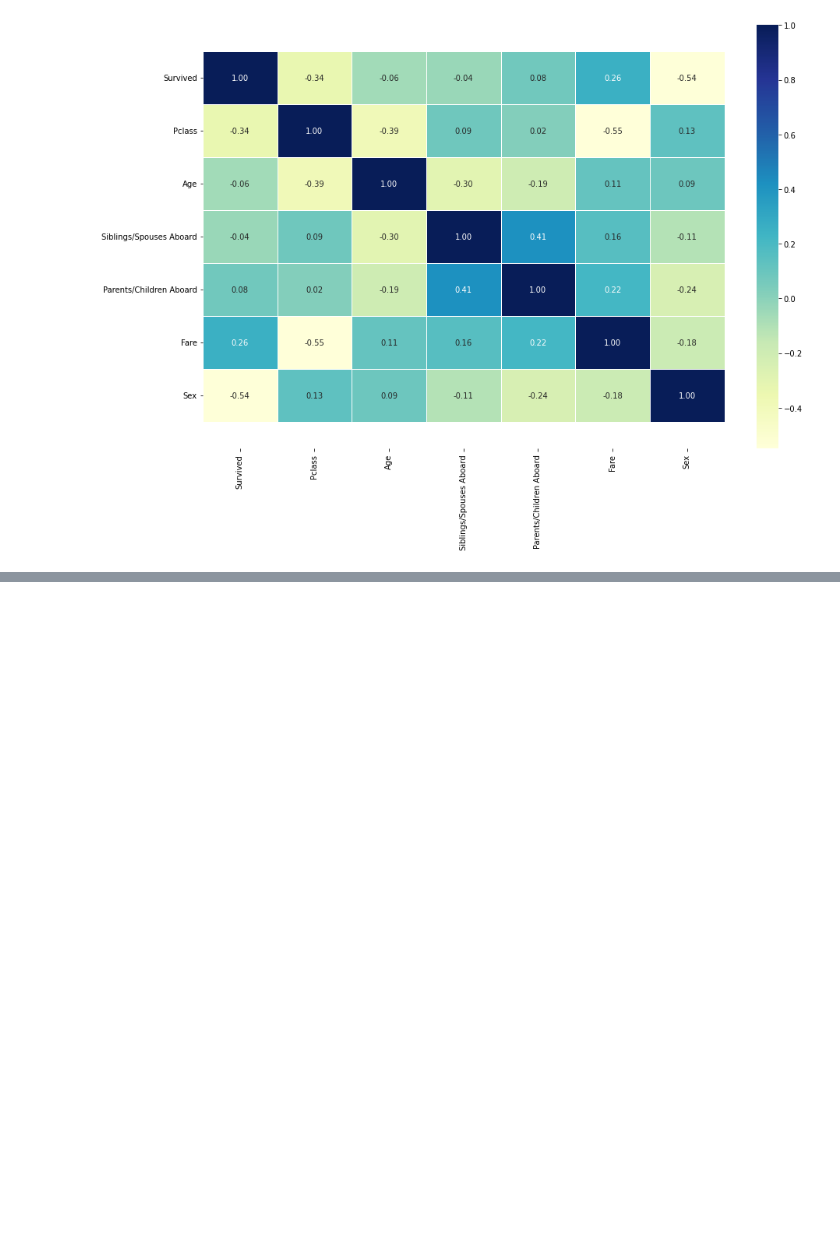
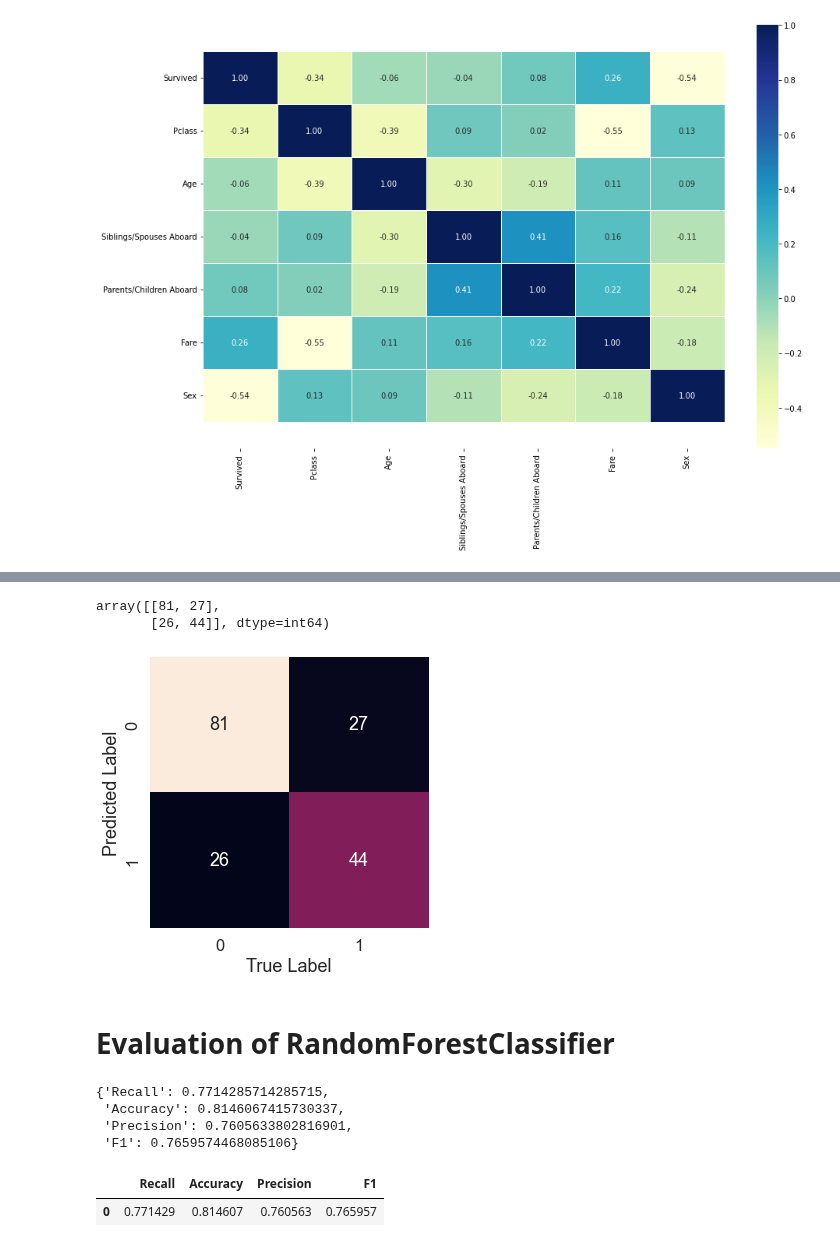
Before and after one commit to shamimsikder/ML-Exercises, a Jupyter notebook: Exercise Project/Titanic Project.ipynb, the cells around one changed output, grey strips where cells are left out. Saved outputs shown, nothing was run; the diff lists cells and outputs as text; code cells hidden in the pictures; blank space fills up the shorter version.

```diff
--- a/Exercise Project/Titanic Project.ipynb
+++ b/Exercise Project/Titanic Project.ipynb
@@ -294,0 +343,29 @@ rf_evaluation.T.plot.bar(legend=False);
+# %%
+confusion_mat(KNN,x_train, x_test,y_train, y_test)
+# %% [output]
+array([[81, 27],
+       [26, 44]], dtype=int64)
+# %%
+plot_conf_mat(KNN,x_train, x_test,y_train, y_test)
+# %% [output]
+[figure, added]
+# %% [markdown]
+# Evaluation of RandomForestClassifier
+# %%
+rf_classifier = RandomForestClassifier()
+
+random_forest_classifier = evaluation(rf_classifier,x_train, x_test,y_train, y_test)
+
+random_forest_classifier
+# %% [output]
+{'Recall': 0.7714285714285715,
+ 'Accuracy': 0.8146067415730337,
+ 'Precision': 0.7605633802816901,
+ 'F1': 0.7659574468085106}
+# %%
+rf_evaluation = pd.DataFrame(random_forest_classifier,index=[0])
+
+rf_evaluation
+# %% [output]
+|  | Recall | Accuracy | Precision | F1 |
+| 0 | 0.771429 | 0.814607 | 0.760563 | 0.765957 |
```
Also changed, not shown: parts of 26 cells of this notebook.
